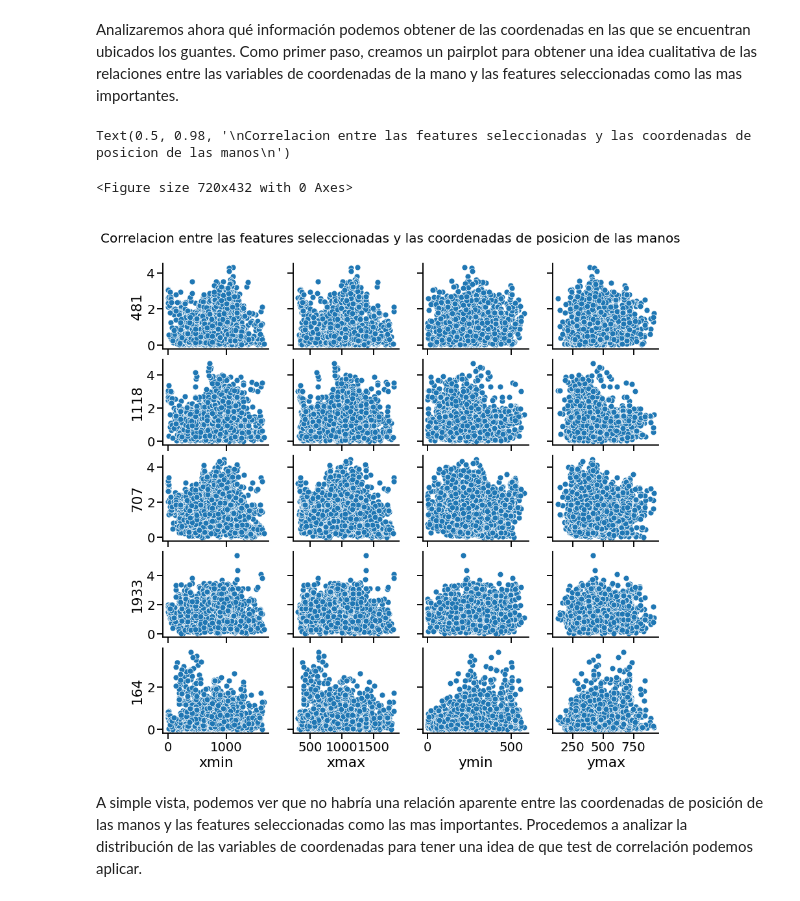
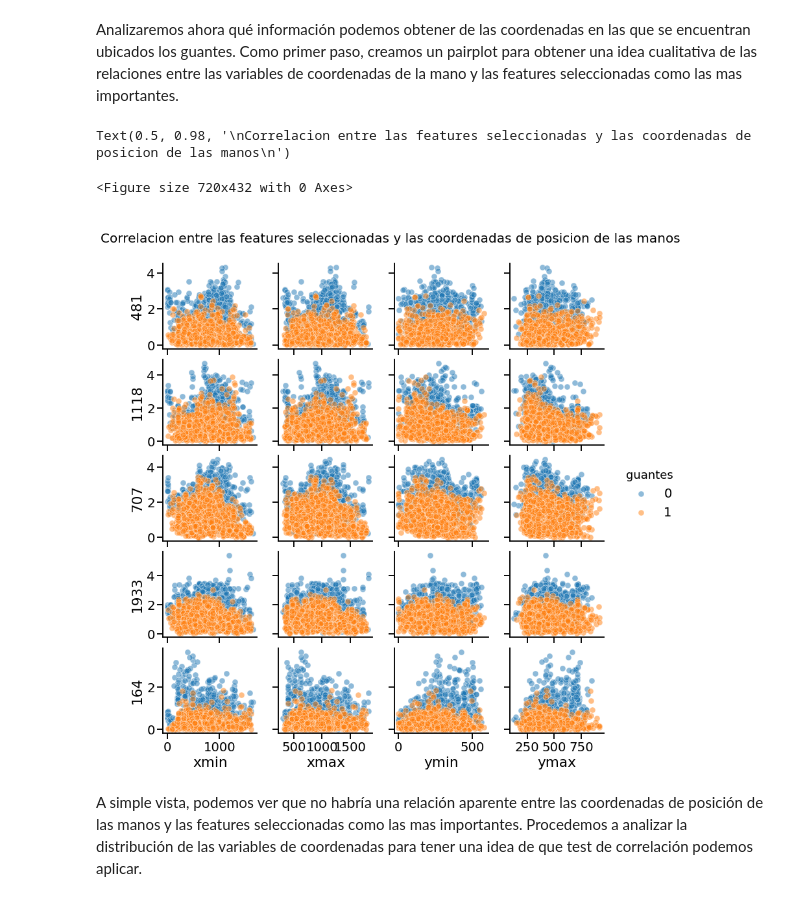
Before and after one commit to leorodriguez/mentoria-diplodatos-grupo2, a Jupyter notebook: mentoria_grupo2_entrega1.ipynb, the cells around one changed output. Saved outputs shown, nothing was run; the diff lists cells and outputs as text; code cells hidden in the pictures.

Commit message:
Agregué lo de hue al pairplot

```diff
--- a/mentoria_grupo2_entrega1.ipynb
+++ b/mentoria_grupo2_entrega1.ipynb
@@ -331,6 +327,7 @@ Observamos en el siguiente gráfico que la feature de mayor puntaje, la *481*, o
 *con* o *sin* guantes.
 # %%
 plt.figure(figsize=(10,4))
+sns.set_context(context='talk', font_scale=1.2)
 feature = "481"
 plot1 = sns.scatterplot(data=data[data.guantes == 1][feature], label="Con guantes")
 sns.scatterplot(data=data[data.guantes == 0][feature], label="Sin guantes")
@@ -419,15 +415,15 @@ Analizaremos ahora qué información podemos obtener de las coordenadas en las q
 # %%
 sns.set_context(context='talk', font_scale=1.2)
 plt.figure(figsize=(10,6))
-g=sns.pairplot(data=dataset_train_MG, x_vars=["xmin", "xmax", "ymin", "ymax"], y_vars=['481','1118','707','1933','164'])
+g=sns.pairplot(data=dataset_train_MG, x_vars=["xmin", "xmax", "ymin", "ymax"], y_vars=['481','1118','707','1933','164'], hue='guantes', plot_kws= {'alpha': 0.5})
 plt.subplots_adjust(top=0.9)
 g.fig.subplots_adjust(top=0.9)
 g.fig.set_size_inches(12,12)
 g.fig.suptitle('\nCorrelacion entre las features seleccionadas y las coordenadas de posicion de las manos\n', fontsize=20)
 # %% [output]
 Text(0.5, 0.98, '\nCorrelacion entre las features seleccionadas y las coordenadas de posicion de las manos\n')
 <Figure size 720x432 with 0 Axes>
-[figure, old version]
+[figure, new version]
 # %% [markdown]
 A simple vista, podemos ver que no habría una relación aparente entre las coordenadas de posición de las manos y las features seleccionadas como las mas importantes.
 Procedemos a analizar la distribución de las variables de coordenadas para tener una idea de que test de correlación podemos aplicar.
```
Also changed, not shown: parts of 9 cells of this notebook.
